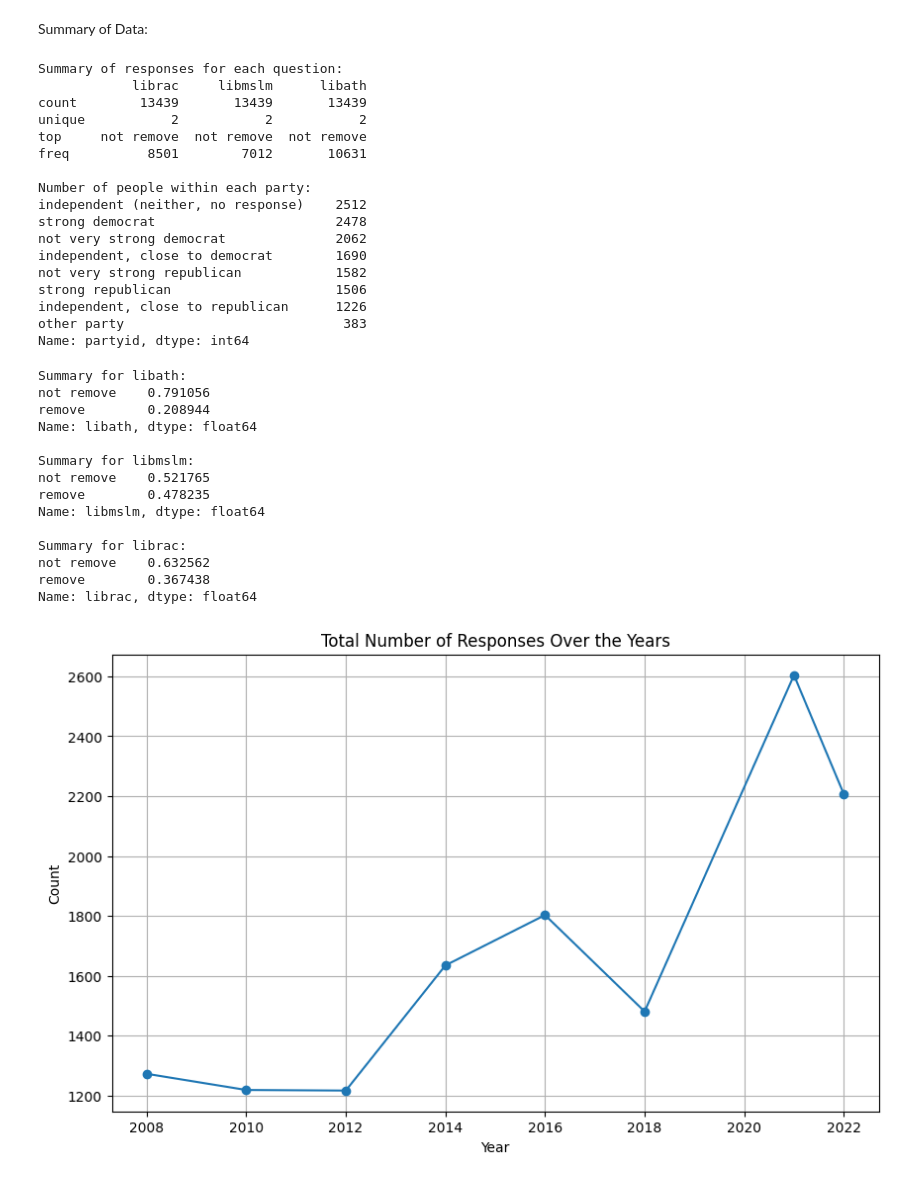
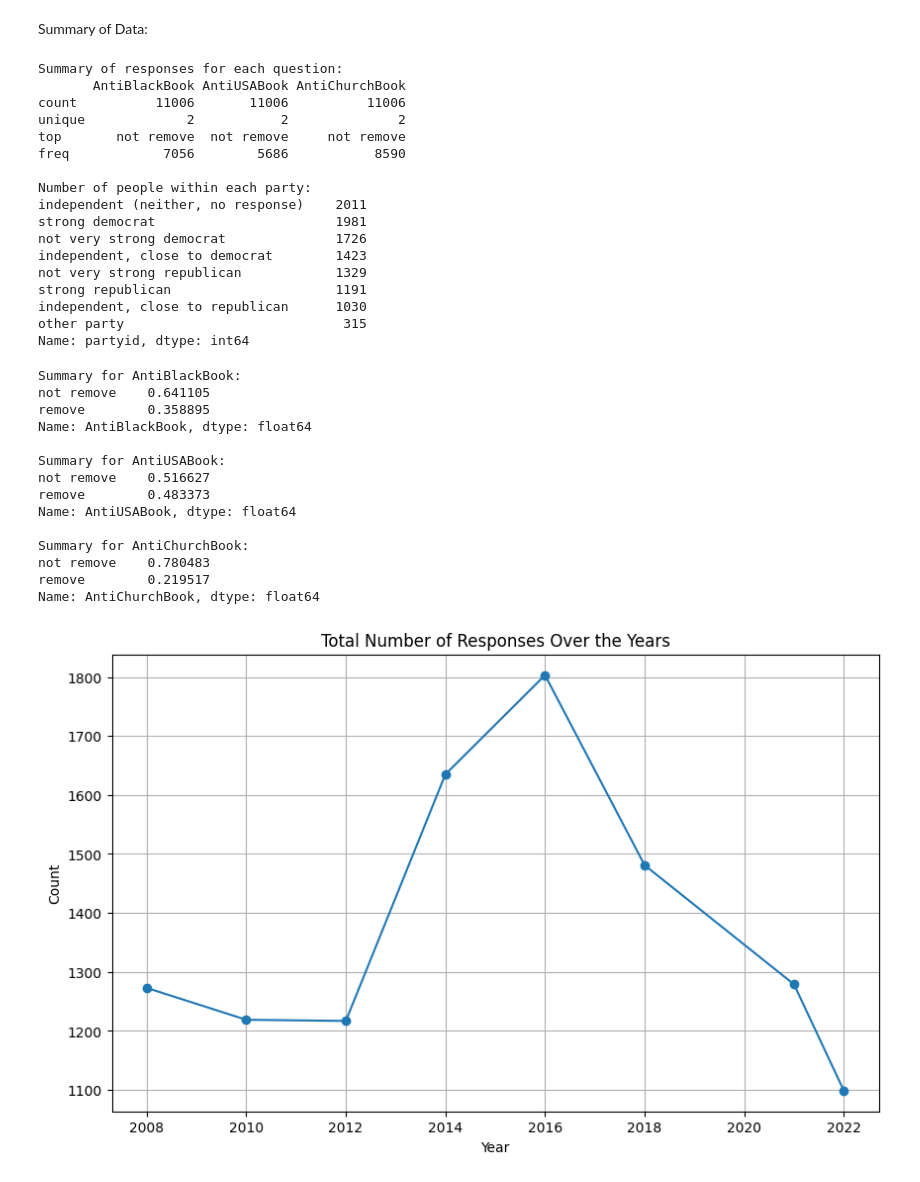
Before and after one commit to manaswinit26/group19, a Jupyter notebook: lab1 (1).ipynb, the cells around one changed output. Saved outputs shown, nothing was run; the diff lists cells and outputs as text; code cells hidden in the pictures.

```diff
--- a/lab1 (1).ipynb
+++ b/lab1 (1).ipynb
@@ -270,67 +267,67 @@ sns.violinplot(x='party_grouped',y='proportion',data=df)
 # %% [markdown]
 Summary of Data:
 # %%
-responses_summary = church_race_religion[['librac', 'libmslm', 'libath']].describe()
+responses_summary = org_party_church_race_religion[['AntiBlackBook', 'AntiUSABook', 'AntiChurchBook']].describe()
 print("Summary of responses for each question:")
 print(responses_summary)
-party_counts = church_race_religion['partyid'].value_counts()
+party_counts = org_party_church_race_religion['partyid'].value_counts()
 print("\nNumber of people within each party:")
 print(party_counts)
 # %% [output]
 Summary of responses for each question:
-            librac     libmslm      libath
-count        13439       13439       13439
-unique           2           2           2
-top     not remove  not remove  not remove
-freq          8501        7012       10631
+       AntiBlackBook AntiUSABook AntiChurchBook
+count          11006       11006          11006
+unique             2           2              2
+top       not remove  not remove     not remove
+freq            7056        5686           8590
 
 Number of people within each party:
-independent (neither, no response)    2512
-strong democrat                       2478
-not very strong democrat              2062
-independent, close to democrat        1690
-not very strong republican            1582
-strong republican                     1506
-independent, close to republican      1226
-other party                            383
+independent (neither, no response)    2011
+strong democrat                       1981
+not very strong democrat              1726
+independent, close to democrat        1423
+not very strong republican            1329
+strong republican                     1191
+independent, close to republican      1030
+other party                            315
 Name: partyid, dtype: int64
 # %%
 # Proportions of responses ('not remove' and 'remove') for each question
-libath_summary = church_race_religion['libath'].value_counts(normalize=True)
-libmslm_summary = church_race_religion['libmslm'].value_counts(normalize=True)
-librac_summary = church_race_religion['librac'].value_counts(normalize=True)
+libath_summary = org_party_church_race_religion['AntiBlackBook'].value_counts(normalize=True)
+libmslm_summary = org_party_church_race_religion['AntiUSABook'].value_counts(normalize=True)
+librac_summary = org_party_church_race_religion['AntiChurchBook'].value_counts(normalize=True)
 
 # Print the summaries
-print("Summary for libath:")
+print("Summary for AntiBlackBook:")
 print(libath_summary)
-print("\nSummary for libmslm:")
+print("\nSummary for AntiUSABook:")
 print(libmslm_summary)
-print("\nSummary for librac:")
+print("\nSummary for AntiChurchBook:")
 print(librac_summary)
 # %% [output]
-Summary for libath:
-not remove    0.791056
-remove        0.208944
-Name: libath, dtype: float64
+Summary for AntiBlackBook:
+not remove    0.641105
+remove        0.358895
+Name: AntiBlackBook, dtype: float64
 
-Summary for libmslm:
-not remove    0.521765
-remove        0.478235
-Name: libmslm, dtype: float64
+Summary for AntiUSABook:
+not remove    0.516627
+remove        0.483373
+Name: AntiUSABook, dtype: float64
 
-Summary for librac:
-not remove    0.632562
-remove        0.367438
-Name: librac, dtype: float64
+Summary for AntiChurchBook:
+not remove    0.780483
+remove        0.219517
+Name: AntiChurchBook, dtype: float64
 # %%
 #Total Number of Reponses Over Years
-grouped_data = church_race_religion.groupby('year').size()
+grouped_data = org_party_church_race_religion.groupby('year').size()
 
 grouped_data.plot(kind='line', marker='o', figsize=(10, 6))
 plt.title('Total Number of Responses Over the Years')
 plt.xlabel('Year')
 plt.ylabel('Count')
 plt.grid(True)
 plt.show()
 # %% [output]
-[figure, old version]
+[figure, new version]
```
Also changed, not shown: parts of 17 cells of this notebook.
